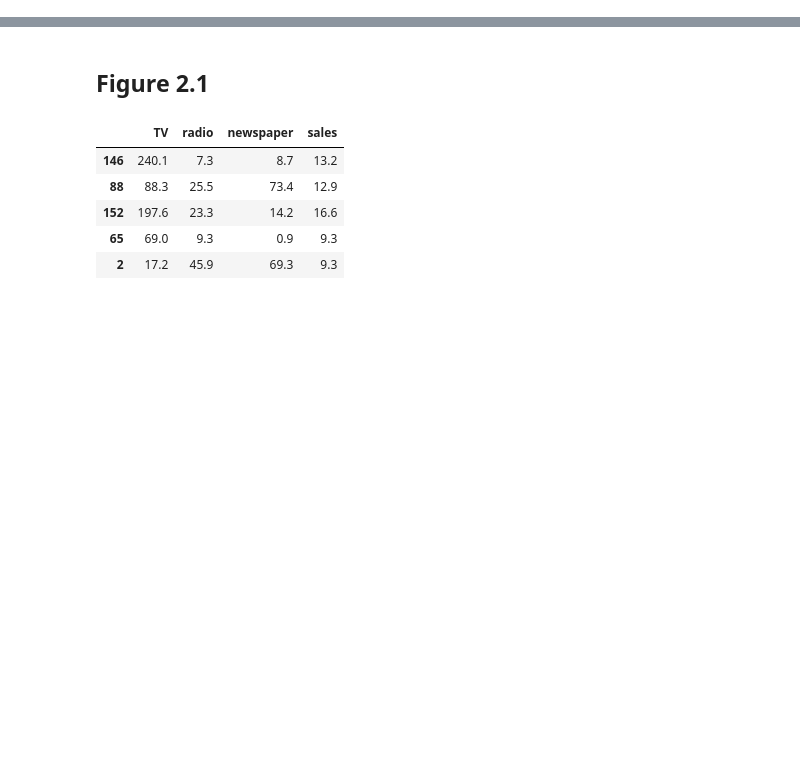
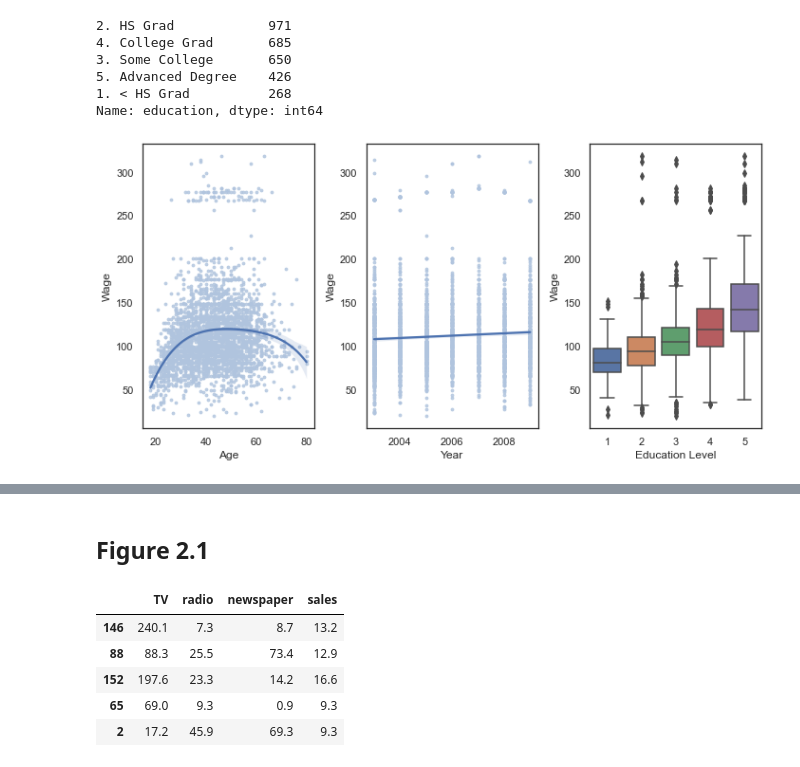
Before and after one commit to skacem/An-Introduction-to-Statistical-Learning, a Jupyter notebook: Chapter_1_and_2/Figures_and_Examples.ipynb, the cells around one changed output, grey strips where cells are left out. Drawn from its saved outputs; the diff is of its cells as text; code cells hidden in the pictures; blank space fills up the shorter version.

Commit message:
add figures from 1st chapter

```diff
--- a/Chapter_1_and_2/Figures_and_Examples.ipynb
+++ b/Chapter_1_and_2/Figures_and_Examples.ipynb
@@ -16,0 +21,4 @@ sns.set_style()
+# %%
+# load wage data and ignore first column
+wage = pd.read_csv('../data/Wage.csv').iloc[:, 1:]
+wage.sample(3)
@@ -16,0 +30,30 @@ sns.set_style()
+# %%
+wage['education'].value_counts()
+# %% [output]
+2. HS Grad            971
+4. College Grad       685
+3. Some College       650
+5. Advanced Degree    426
+1. < HS Grad          268
+Name: education, dtype: int64
+# %%
+sns.set(context='notebook', style='white')
+fig, axs = plt.subplots(1, 3, figsize=(10, 5))
+
+marker_style = dict(color='lightsteelblue', s=8)
+ag = sns.regplot(data=wage, x='age', y='wage', order=4,
+                 ax=axs[0], scatter_kws=marker_style)
+
+ye = sns.regplot(data=wage, x='year', y='wage', order=1,
+                 ax=axs[1], scatter_kws=marker_style)
+
+order = ['1. < HS Grad', '2. HS Grad', '3. Some College', '4. College Grad', '5. Advanced Degree']
+ed = sns.boxplot(data=wage, y='wage', x='education', order=order, ax=axs[2])
+ed.set_xticklabels(['1', '2', '3', '4', '5'])
+
+ag.set(xlabel='Age', ylabel='Wage')
+ye.set(xlabel='Year', ylabel='Wage')
+ed.set(xlabel='Education Level', ylabel='Wage')
+fig.tight_layout()
+# %% [output]
+[figure, added]
```
Also changed, not shown: parts of 4 cells of this notebook.
